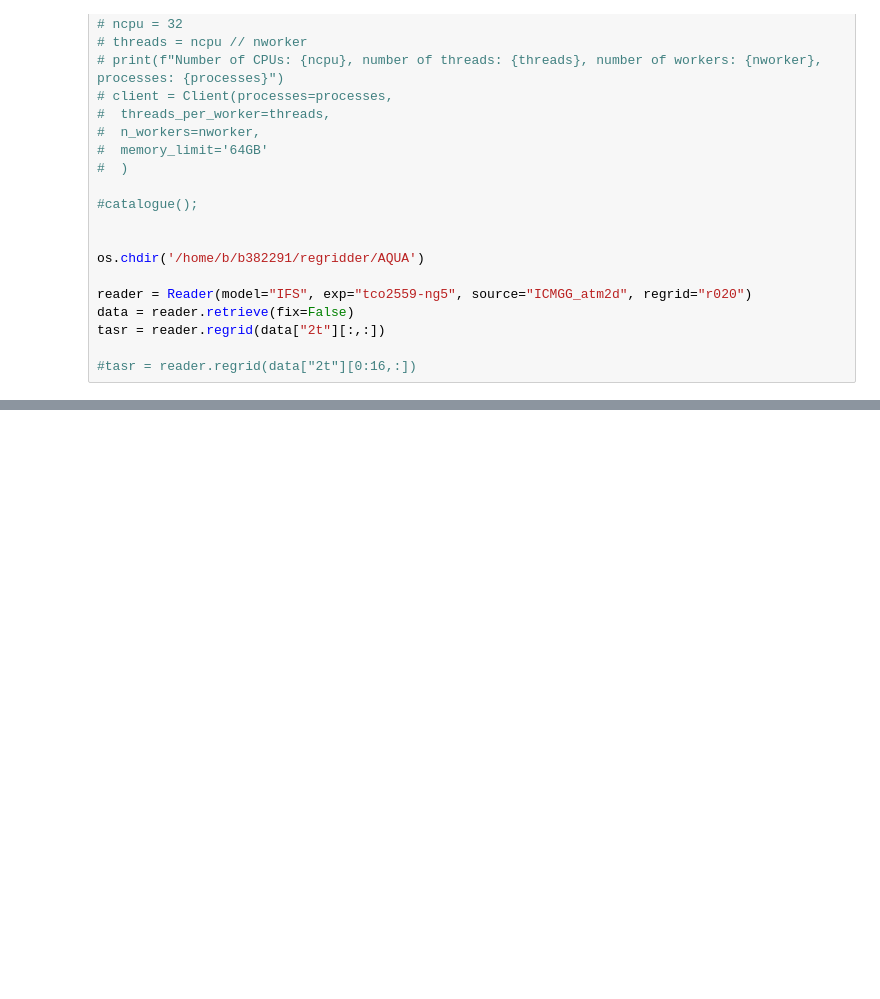
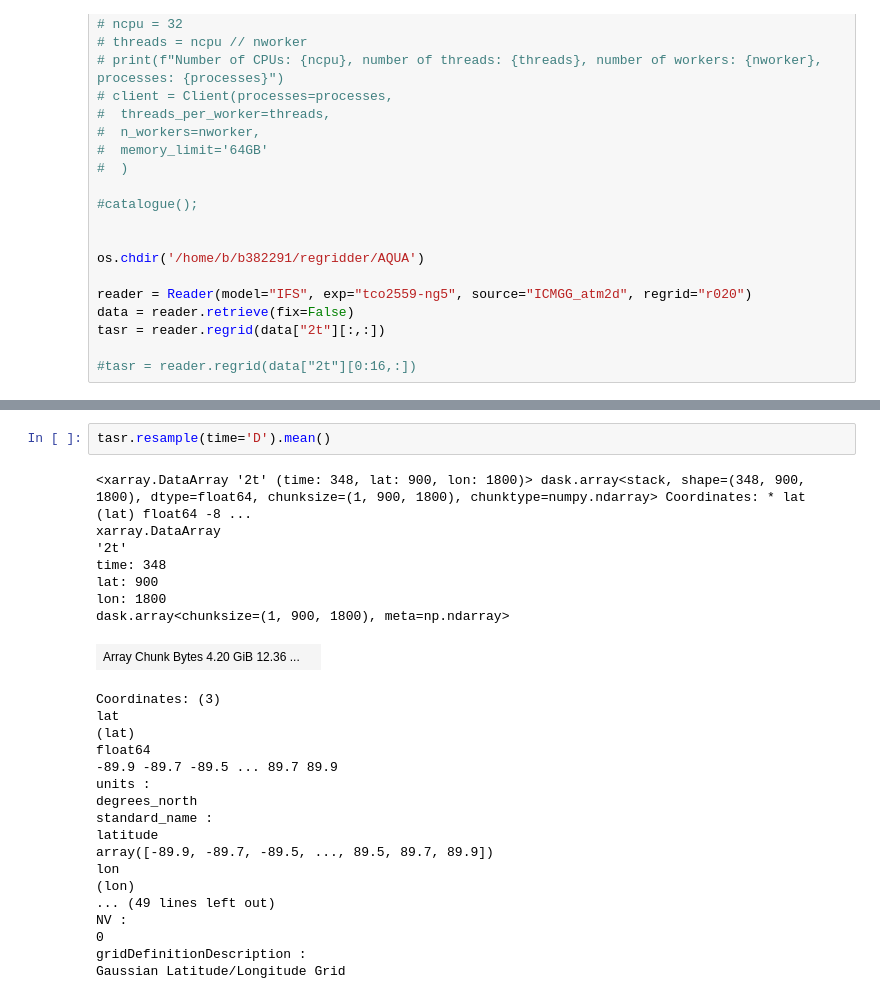
Before and after one commit to DestinE-Climate-DT/one_pass, a Jupyter notebook: run_mean_OPA.ipynb, the cells around one changed output, grey strips where cells are left out. Drawn from its saved outputs; the diff is of its cells as text; blank space fills up the shorter version.

```diff
--- a/run_mean_OPA.ipynb
+++ b/run_mean_OPA.ipynb
@@ -145,0 +238,28 @@ array([[ 0.10536476,  0.10536476,  0.10536476, ...,  0.10536476,
+# %%
+tasr.resample(time='D').mean()
+# %% [output]
+<xarray.DataArray '2t' (time: 348, lat: 900, lon: 1800)> dask.array<stack, shape=(348, 900, 1800), dtype=float64, chunksize=(1, 900, 1800), chunktype=numpy.ndarray> Coordinates: * lat (lat) float64 -8 ...
+xarray.DataArray
+'2t'
+time: 348
+lat: 900
+lon: 1800
+dask.array<chunksize=(1, 900, 1800), meta=np.ndarray>
+| Array Chunk Bytes 4.20 GiB 12.36 ... |  |
+Coordinates: (3)
+lat
+(lat)
+float64
+-89.9 -89.7 -89.5 ... 89.7 89.9
+units :
+degrees_north
+standard_name :
+latitude
+array([-89.9, -89.7, -89.5, ..., 89.5, 89.7, 89.9])
+lon
+(lon)
+... (49 lines left out)
+NV :
+0
+gridDefinitionDescription :
+Gaussian Latitude/Longitude Grid
```
Also changed, not shown: parts of 20 cells of this notebook, 2 other files.
